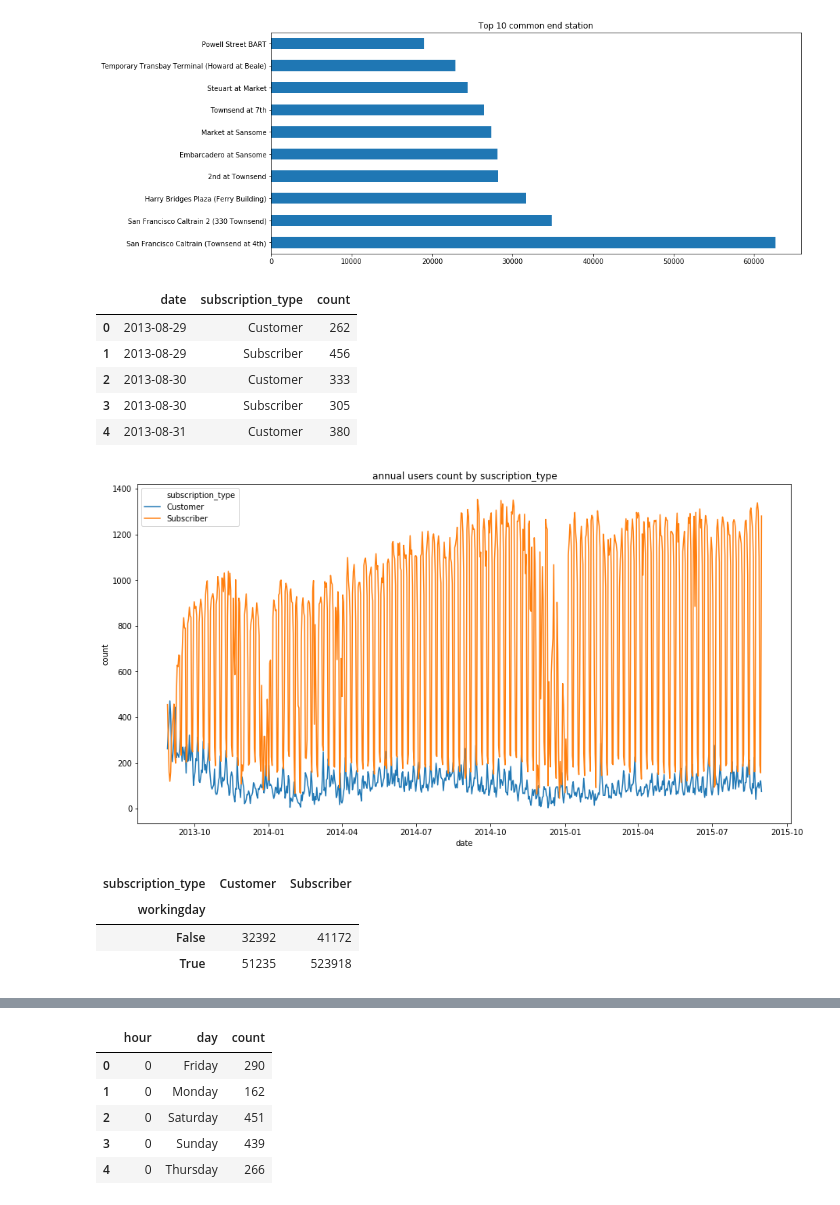
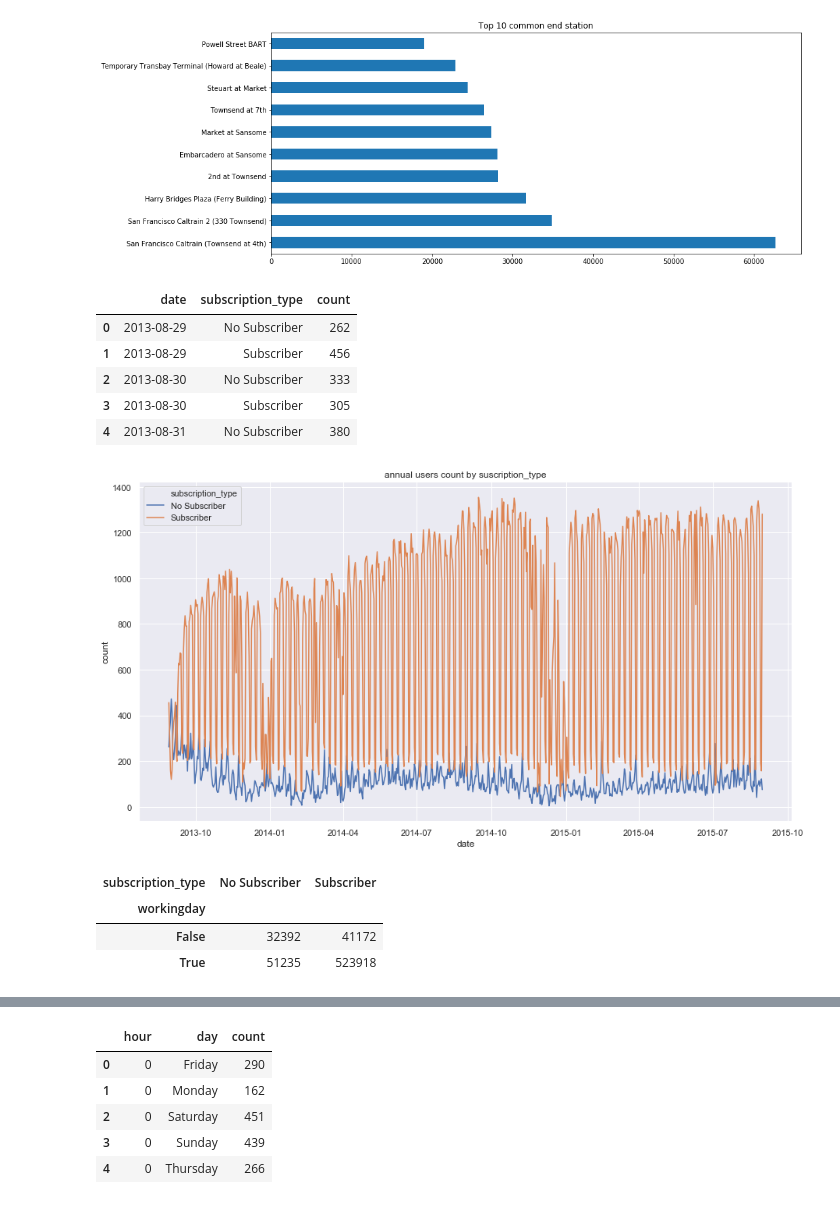
Before and after one commit to ruicao87/Springboard-Capstone-Project-2, a Jupyter notebook: capstone project 2.ipynb, the cells around one changed output, grey strips where cells are left out. Saved outputs shown, nothing was run; the diff lists cells and outputs as text; code cells hidden in the pictures.

```diff
--- a/capstone project 2.ipynb
+++ b/capstone project 2.ipynb
@@ -371,6 +370,8 @@ plt.title('Top 10 common end station')
 plt.show()
 # %% [output]
 [figure]
+# %%
+trip.subscription_type= trip.subscription_type.map({'Subscriber':'Subscriber',"Customer":'No Subscriber'})
 # %%
 # anuual trip_counts by user type
 total_count =trip.groupby(['date','subscription_type']).size().to_frame('count').reset_index()
@@ -378,18 +379,19 @@ total_count =trip.groupby(['date','subscription_type']).size().to_frame('count')
 total_count.head()
 # %% [output]
 |  | date | subscription_type | count |
-| 0 | 2013-08-29 | Customer | 262 |
+| 0 | 2013-08-29 | No Subscriber | 262 |
 | 1 | 2013-08-29 | Subscriber | 456 |
-| 2 | 2013-08-30 | Customer | 333 |
+| 2 | 2013-08-30 | No Subscriber | 333 |
 | 3 | 2013-08-30 | Subscriber | 305 |
-| 4 | 2013-08-31 | Customer | 380 |
+| 4 | 2013-08-31 | No Subscriber | 380 |
 # %%
+sns.set()
 plt.figure(figsize=(15,8))
 sns.lineplot(x='date',y='count',hue ='subscription_type',data=total_count)
 plt.title('annual users count by suscription_type')
 plt.show()
 # %% [output]
-[figure, old version]
+[figure, new version]
 # %%
 # total uesrs count by workingdays
 workingday = trip.groupby(['workingday','subscription_type']).size()
@@ -397,7 +399,7 @@ workingday = workingday.unstack('subscription_type')
 # %%
 workingday.head()
 # %% [output]
-| subscription_type | Customer | Subscriber |
+| subscription_type | No Subscriber | Subscriber |
 | workingday |  |  |
 | False | 32392 | 41172 |
 | True | 51235 | 523918 |
```
Also changed, not shown: parts of 22 cells of this notebook.
